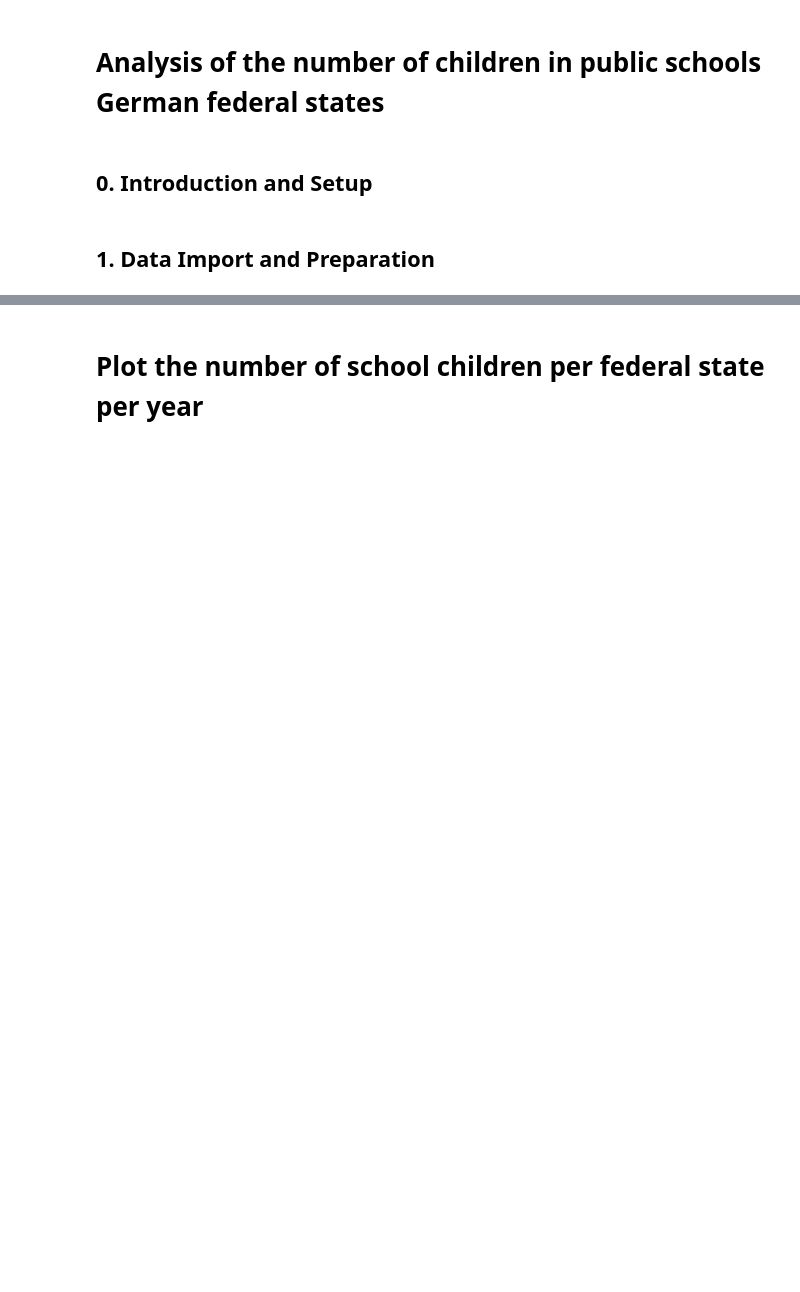
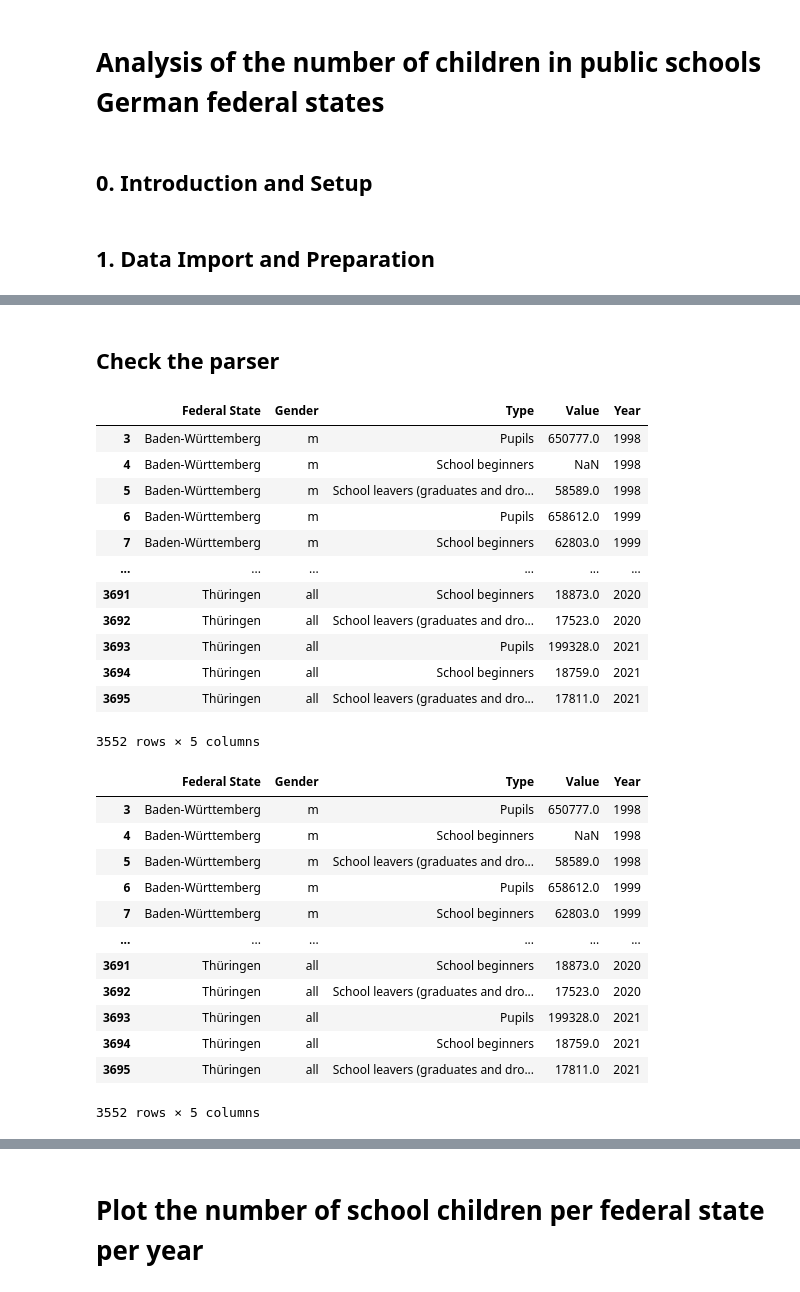
Before and after one commit to KarylReyne/DataLiteracyWS23, a Jupyter notebook: exp/TF-004-ExploreNumberOfChildren.ipynb, the cells around one changed output, grey strips where cells are left out. Saved outputs shown, nothing was run; the diff lists cells and outputs as text; code cells hidden in the pictures; blank space fills up the shorter version.

```diff
--- a/exp/TF-004-ExploreNumberOfChildren.ipynb
+++ b/exp/TF-004-ExploreNumberOfChildren.ipynb
@@ -147,3 +135,45 @@ def load_number_childs_school_type(path: str = SCHOOL_TYPE_PATH):
 data_school_type = load_number_childs_school_type()
 data_school_type_ger = data_school_type[data_school_type["School Type"] == "Total"]
 data_school_type = data_school_type[data_school_type["School Type"] != "Total"]
+# %% [markdown]
+## Check the parser
+# %%
+from school_analysis.preprocessing.genisis import GenesisParser
+
+# Parse the data
+parser = GenesisParser()
+with open(os.path.join(sa.PROJECT_PATH, FS_PATH), "r") as f:
+    file = f.read()
+
+parsed_data = parser.parse(file, "21111-0010")
+display(parsed_data, data)
+assert parsed_data.columns.equals(data.columns), "Parsed data columns are not equal to the loaded data columns"
+assert parsed_data.index.equals(data.index), "Parsed data index is not equal to the loaded data index"
+assert parsed_data.equals(data), "Parsed data is not equal to the loaded data"
+# %% [output]
+|  | Federal State | Gender | Type | Value | Year |
+| 3 | Baden-Württemberg | m | Pupils | 650777.0 | 1998 |
+| 4 | Baden-Württemberg | m | School beginners | NaN | 1998 |
+| 5 | Baden-Württemberg | m | School leavers (graduates and dro... | 58589.0 | 1998 |
+| 6 | Baden-Württemberg | m | Pupils | 658612.0 | 1999 |
+| 7 | Baden-Württemberg | m | School beginners | 62803.0 | 1999 |
+| ... | ... | ... | ... | ... | ... |
+| 3691 | Thüringen | all | School beginners | 18873.0 | 2020 |
+| 3692 | Thüringen | all | School leavers (graduates and dro... | 17523.0 | 2020 |
+| 3693 | Thüringen | all | Pupils | 199328.0 | 2021 |
+| 3694 | Thüringen | all | School beginners | 18759.0 | 2021 |
+| 3695 | Thüringen | all | School leavers (graduates and dro... | 17811.0 | 2021 |
+3552 rows × 5 columns
+|  | Federal State | Gender | Type | Value | Year |
+| 3 | Baden-Württemberg | m | Pupils | 650777.0 | 1998 |
+| 4 | Baden-Württemberg | m | School beginners | NaN | 1998 |
+| 5 | Baden-Württemberg | m | School leavers (graduates and dro... | 58589.0 | 1998 |
+| 6 | Baden-Württemberg | m | Pupils | 658612.0 | 1999 |
+| 7 | Baden-Württemberg | m | School beginners | 62803.0 | 1999 |
+| ... | ... | ... | ... | ... | ... |
+| 3691 | Thüringen | all | School beginners | 18873.0 | 2020 |
+| 3692 | Thüringen | all | School leavers (graduates and dro... | 17523.0 | 2020 |
+| 3693 | Thüringen | all | Pupils | 199328.0 | 2021 |
+| 3694 | Thüringen | all | School beginners | 18759.0 | 2021 |
+| 3695 | Thüringen | all | School leavers (graduates and dro... | 17811.0 | 2021 |
+3552 rows × 5 columns
```
Also changed, not shown: parts of 10 cells of this notebook, 5 other files.
